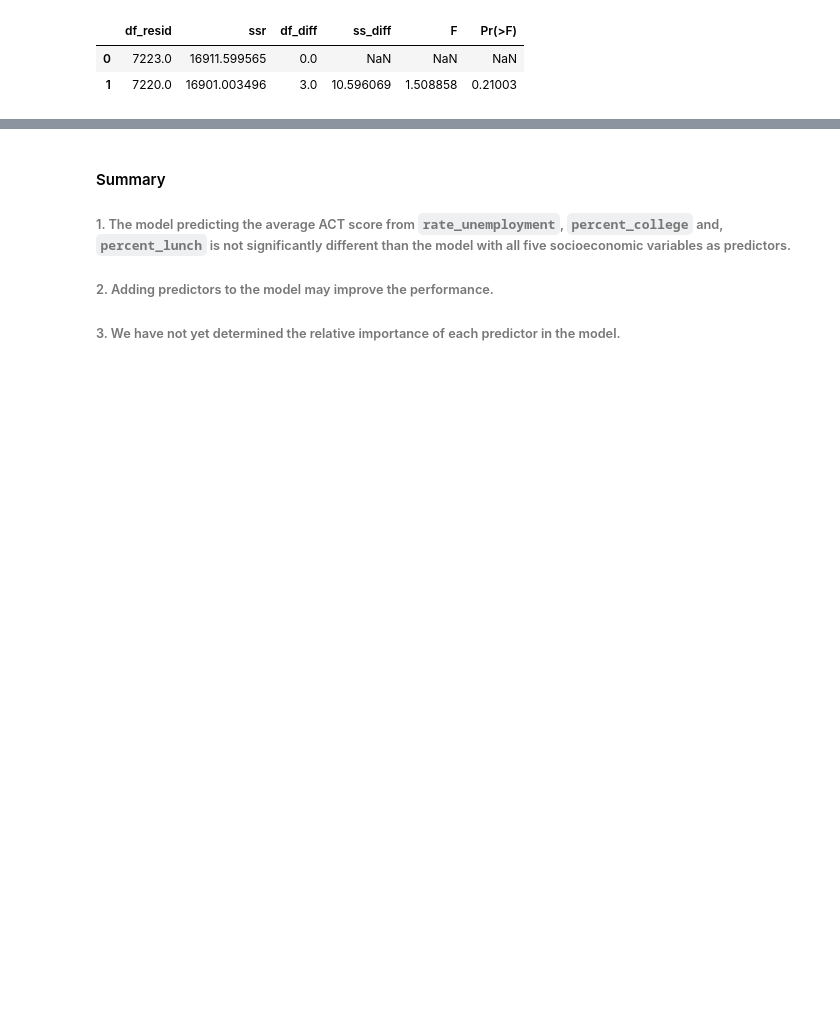
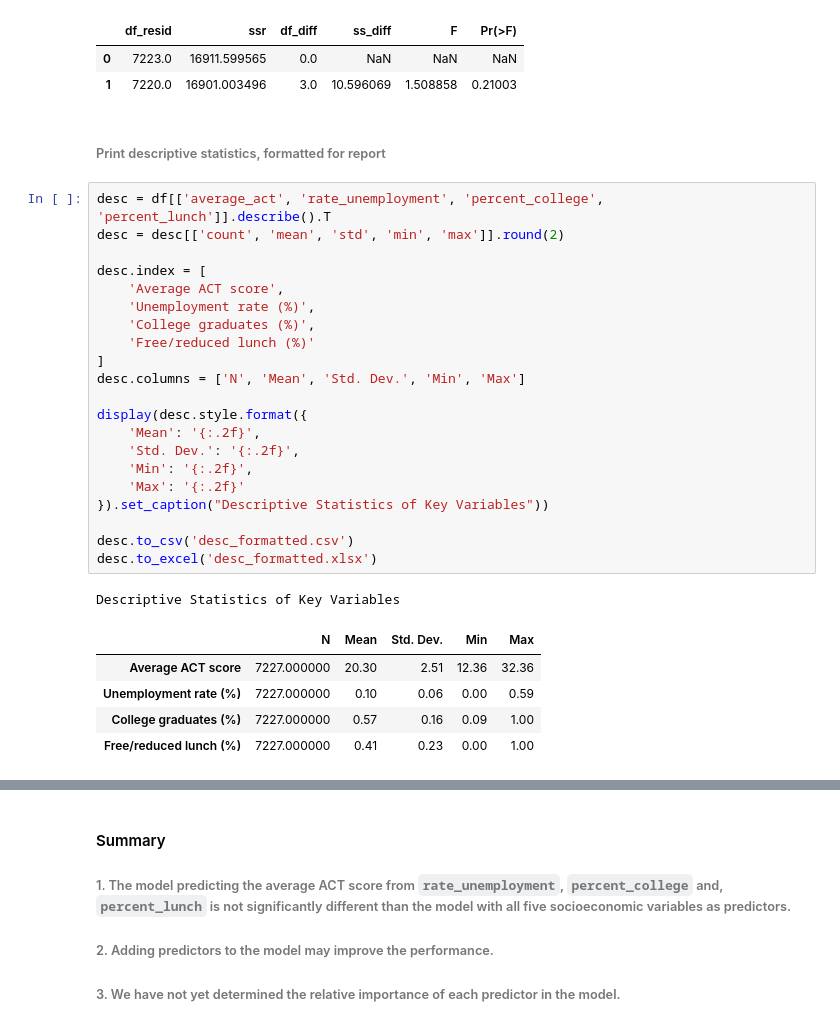
Before and after one commit to benjaminjonjessop/education, a Jupyter notebook: code/Education.ipynb, the cells around one changed output, grey strips where cells are left out. Saved outputs shown, nothing was run; the diff lists cells and outputs as text; blank space fills up the shorter version.

```diff
--- a/code/Education.ipynb
+++ b/code/Education.ipynb
@@ -1172,3 +1171,33 @@ anova_lm(model_reduced, model)
 |  | df_resid | ssr | df_diff | ss_diff | F | Pr(>F) |
 | 0 | 7223.0 | 16911.599565 | 0.0 | NaN | NaN | NaN |
 | 1 | 7220.0 | 16901.003496 | 3.0 | 10.596069 | 1.508858 | 0.21003 |
+# %% [markdown]
+###### Print descriptive statistics, formatted for report
+# %%
+desc = df[['average_act', 'rate_unemployment', 'percent_college', 'percent_lunch']].describe().T
+desc = desc[['count', 'mean', 'std', 'min', 'max']].round(2)
+
+desc.index = [
+    'Average ACT score',
+    'Unemployment rate (%)',
+    'College graduates (%)',
+    'Free/reduced lunch (%)'
+]
+desc.columns = ['N', 'Mean', 'Std. Dev.', 'Min', 'Max']
+
+display(desc.style.format({
+    'Mean': '{:.2f}',
+    'Std. Dev.': '{:.2f}',
+    'Min': '{:.2f}',
+    'Max': '{:.2f}'
+}).set_caption("Descriptive Statistics of Key Variables"))
+
+desc.to_csv('desc_formatted.csv')
+desc.to_excel('desc_formatted.xlsx')
+# %% [output]
+Descriptive Statistics of Key Variables
+|  | N | Mean | Std. Dev. | Min | Max |
+| Average ACT score | 7227.000000 | 20.30 | 2.51 | 12.36 | 32.36 |
+| Unemployment rate (%) | 7227.000000 | 0.10 | 0.06 | 0.00 | 0.59 |
+| College graduates (%) | 7227.000000 | 0.57 | 0.16 | 0.09 | 1.00 |
+| Free/reduced lunch (%) | 7227.000000 | 0.41 | 0.23 | 0.00 | 1.00 |
```
Also changed, not shown: parts of 23 cells of this notebook, 4 other files.
